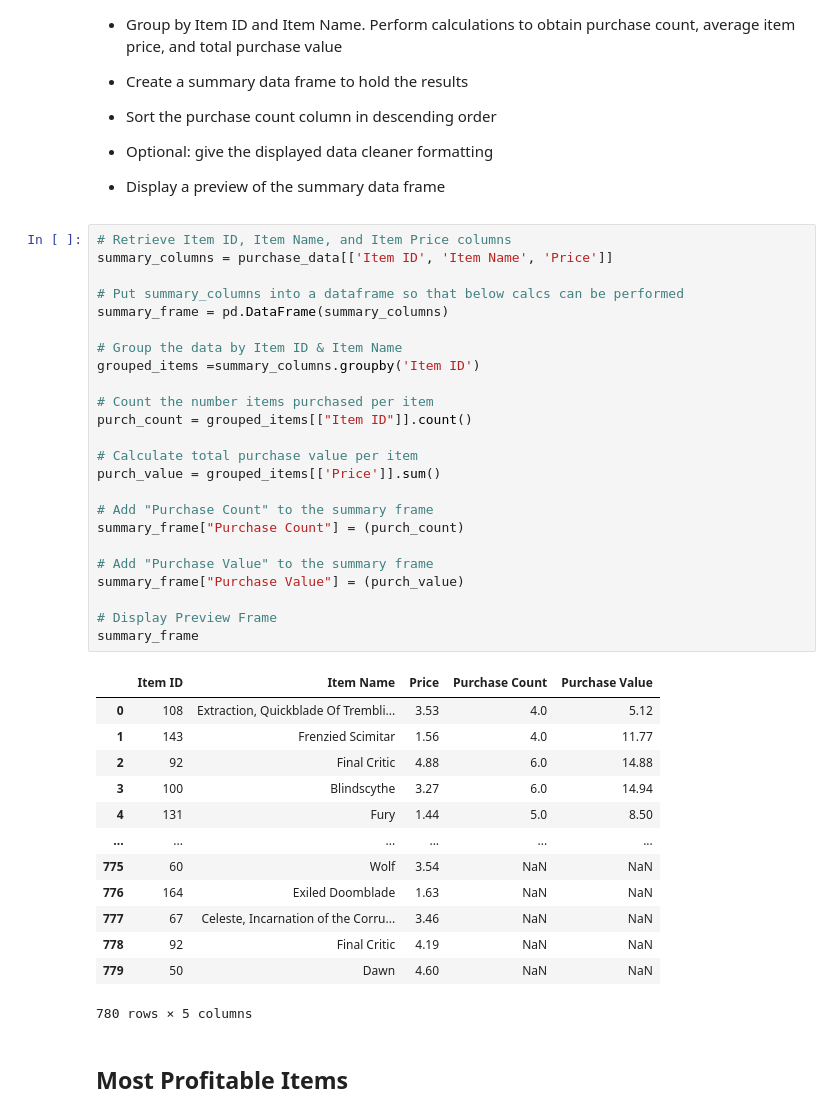
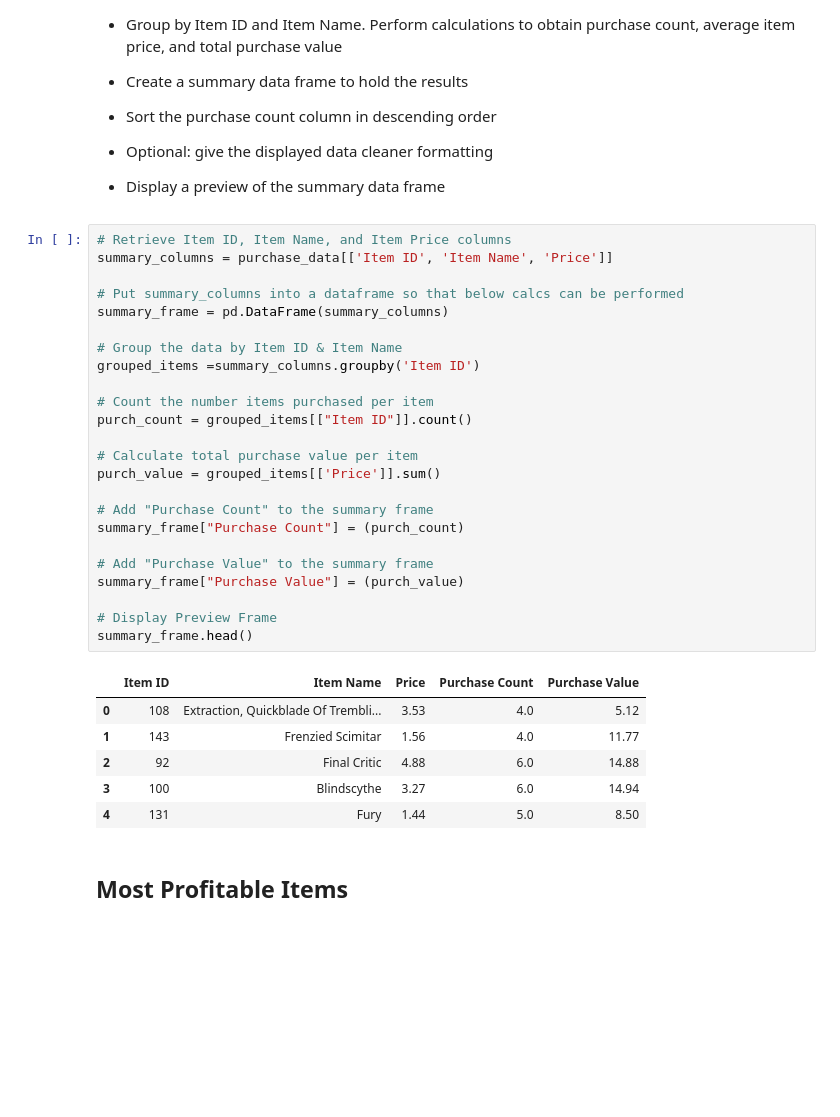
Before and after one commit to jhurley684/04_pandas-Heroes_of_Pymoli, a Jupyter notebook: Instructions/HeroesOfPymoli/HeroesOfPymoli_starter.ipynb, the cells around one changed output. Cells and saved outputs as stored; diff of their text form; blank space fills up the shorter version.

```diff
--- a/Instructions/HeroesOfPymoli/HeroesOfPymoli_starter.ipynb
+++ b/Instructions/HeroesOfPymoli/HeroesOfPymoli_starter.ipynb
@@ -339,41 +334,34 @@ big_buyer_summary
 # %%
 # Retrieve Item ID, Item Name, and Item Price columns
 summary_columns = purchase_data[['Item ID', 'Item Name', 'Price']]
 
 # Put summary_columns into a dataframe so that below calcs can be performed
 summary_frame = pd.DataFrame(summary_columns)
 
 # Group the data by Item ID & Item Name
 grouped_items =summary_columns.groupby('Item ID')
 
 # Count the number items purchased per item
 purch_count = grouped_items[["Item ID"]].count()
 
 # Calculate total purchase value per item
 purch_value = grouped_items[['Price']].sum()
 
 # Add "Purchase Count" to the summary frame
 summary_frame["Purchase Count"] = (purch_count)
 
 # Add "Purchase Value" to the summary frame
 summary_frame["Purchase Value"] = (purch_value)
 
 # Display Preview Frame
-summary_frame
+summary_frame.head()
 # %% [output]
 |  | Item ID | Item Name | Price | Purchase Count | Purchase Value |
 | 0 | 108 | Extraction, Quickblade Of Trembli... | 3.53 | 4.0 | 5.12 |
 | 1 | 143 | Frenzied Scimitar | 1.56 | 4.0 | 11.77 |
 | 2 | 92 | Final Critic | 4.88 | 6.0 | 14.88 |
 | 3 | 100 | Blindscythe | 3.27 | 6.0 | 14.94 |
 | 4 | 131 | Fury | 1.44 | 5.0 | 8.50 |
-| ... | ... | ... | ... | ... | ... |
-| 775 | 60 | Wolf | 3.54 | NaN | NaN |
-| 776 | 164 | Exiled Doomblade | 1.63 | NaN | NaN |
-| 777 | 67 | Celeste, Incarnation of the Corru... | 3.46 | NaN | NaN |
-| 778 | 92 | Final Critic | 4.19 | NaN | NaN |
-| 779 | 50 | Dawn | 4.60 | NaN | NaN |
-780 rows × 5 columns
 # %% [markdown]
 ## Most Profitable Items
 # %% [markdown]
```
Also changed, not shown: parts of 5 cells of this notebook.
